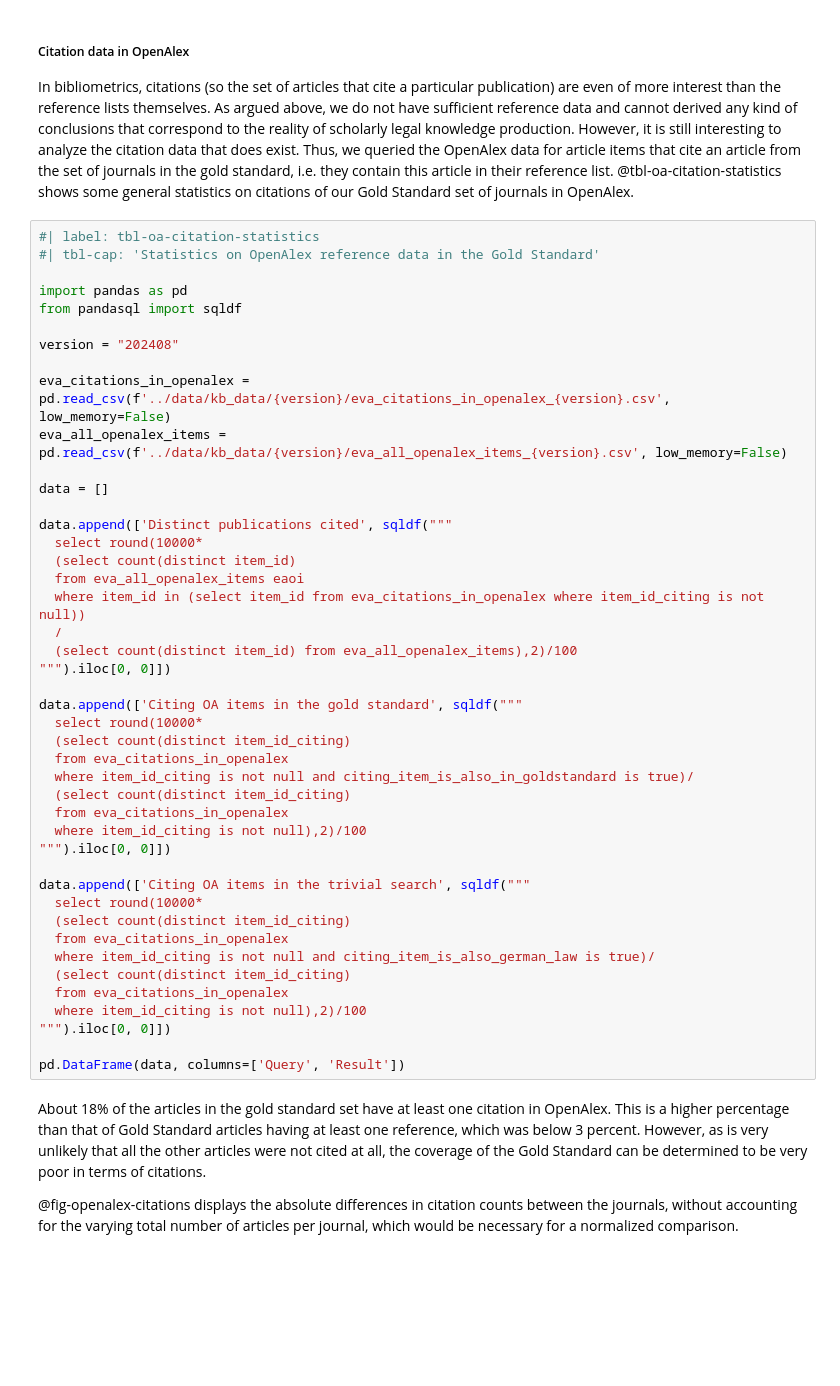
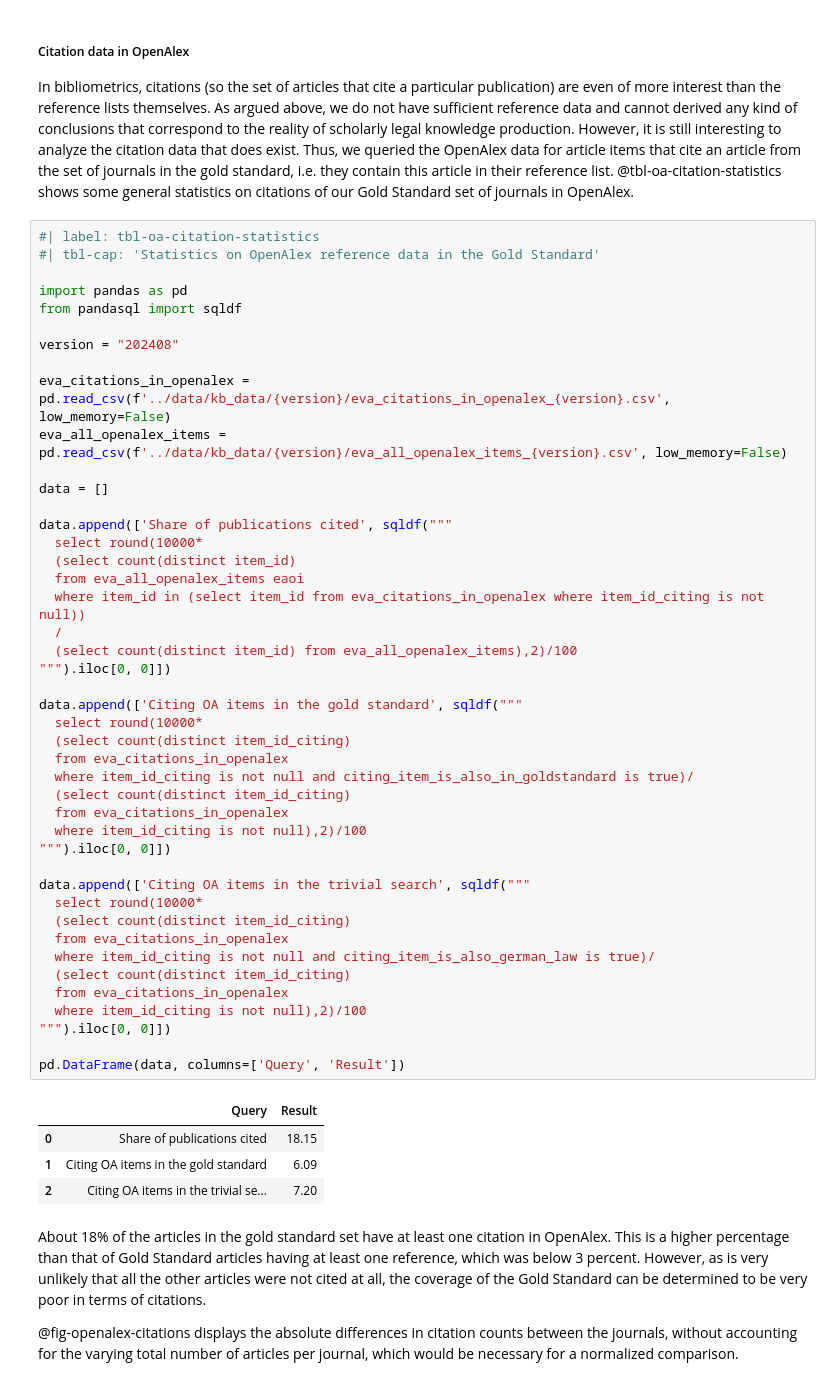
Before and after one commit to mpilhlt/bibliometrics-of-german-law-journals, a Jupyter notebook: notebooks/paper.ipynb, the cells around one changed output. Saved outputs shown, nothing was run; the diff lists cells and outputs as text; blank space fills up the shorter version.

```diff
--- a/notebooks/paper.ipynb
+++ b/notebooks/paper.ipynb
@@ -745,36 +885,41 @@ eva_all_openalex_items = pd.read_csv(f'../data/kb_data/{version}/eva_all_openale
 
 data = []
 
-data.append(['Distinct publications cited', sqldf("""
+data.append(['Share of publications cited', sqldf("""
   select round(10000*
   (select count(distinct item_id)
   from eva_all_openalex_items eaoi
   where item_id in (select item_id from eva_citations_in_openalex where item_id_citing is not null))
   /
   (select count(distinct item_id) from eva_all_openalex_items),2)/100
 """).iloc[0, 0]])
 
 data.append(['Citing OA items in the gold standard', sqldf("""
   select round(10000*
   (select count(distinct item_id_citing)
   from eva_citations_in_openalex
   where item_id_citing is not null and citing_item_is_also_in_goldstandard is true)/
   (select count(distinct item_id_citing)
   from eva_citations_in_openalex
   where item_id_citing is not null),2)/100
 """).iloc[0, 0]])
 
 data.append(['Citing OA items in the trivial search', sqldf("""
   select round(10000*
   (select count(distinct item_id_citing)
   from eva_citations_in_openalex
   where item_id_citing is not null and citing_item_is_also_german_law is true)/
   (select count(distinct item_id_citing)
   from eva_citations_in_openalex
   where item_id_citing is not null),2)/100
 """).iloc[0, 0]])
 
 pd.DataFrame(data, columns=['Query', 'Result'])
+# %% [output]
+|  | Query | Result |
+| 0 | Share of publications cited | 18.15 |
+| 1 | Citing OA items in the gold standard | 6.09 |
+| 2 | Citing OA items in the trivial se... | 7.20 |
 # %% [markdown]
 About 18% of the articles in the gold standard set have at least one citation in OpenAlex. This is a higher percentage than that of Gold Standard articles having at least one reference, which was below 3 percent. However, as is very unlikely that all the other articles were not cited at all, the coverage of the Gold Standard can be determined to be very poor in terms of citations.
 
```
Also changed, not shown: parts of 24 cells of this notebook, 4 other files.
